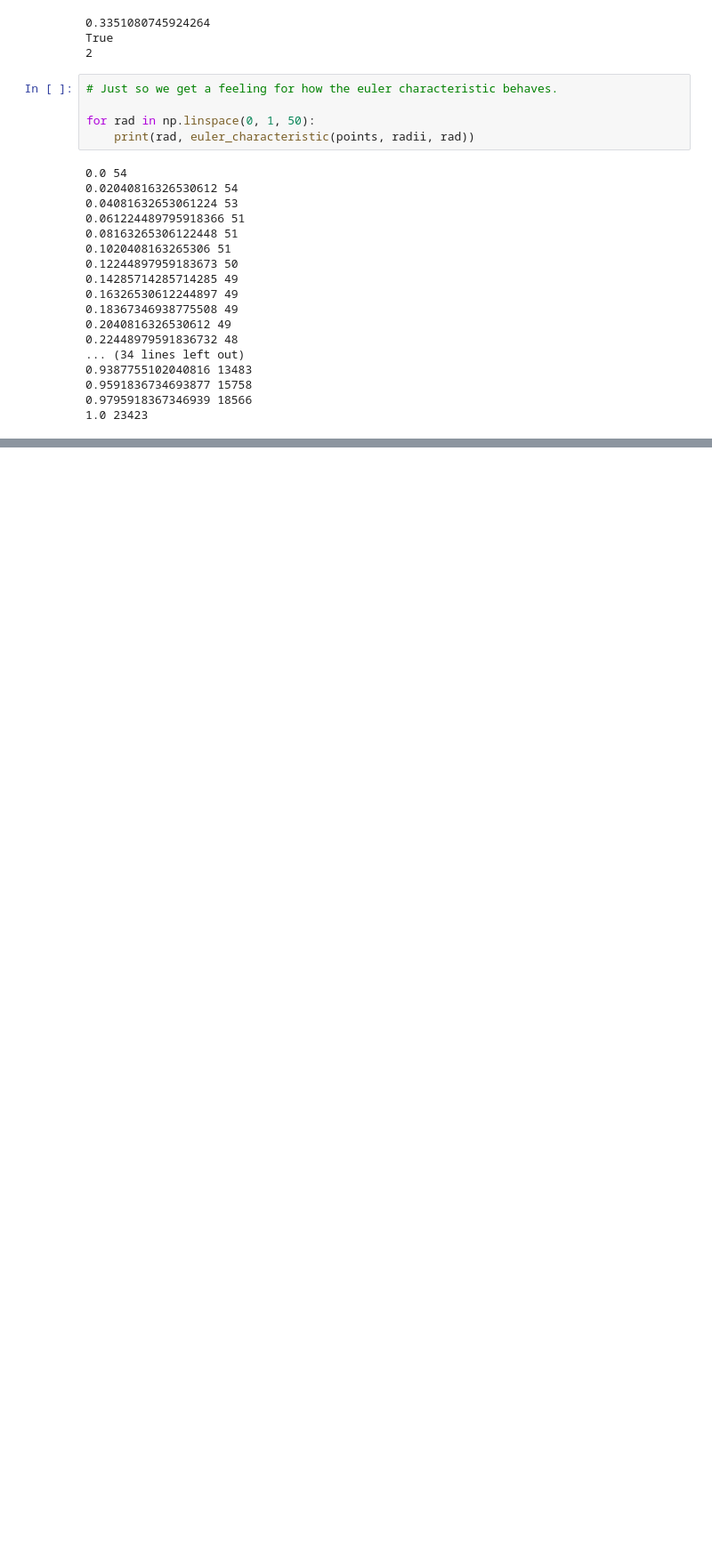
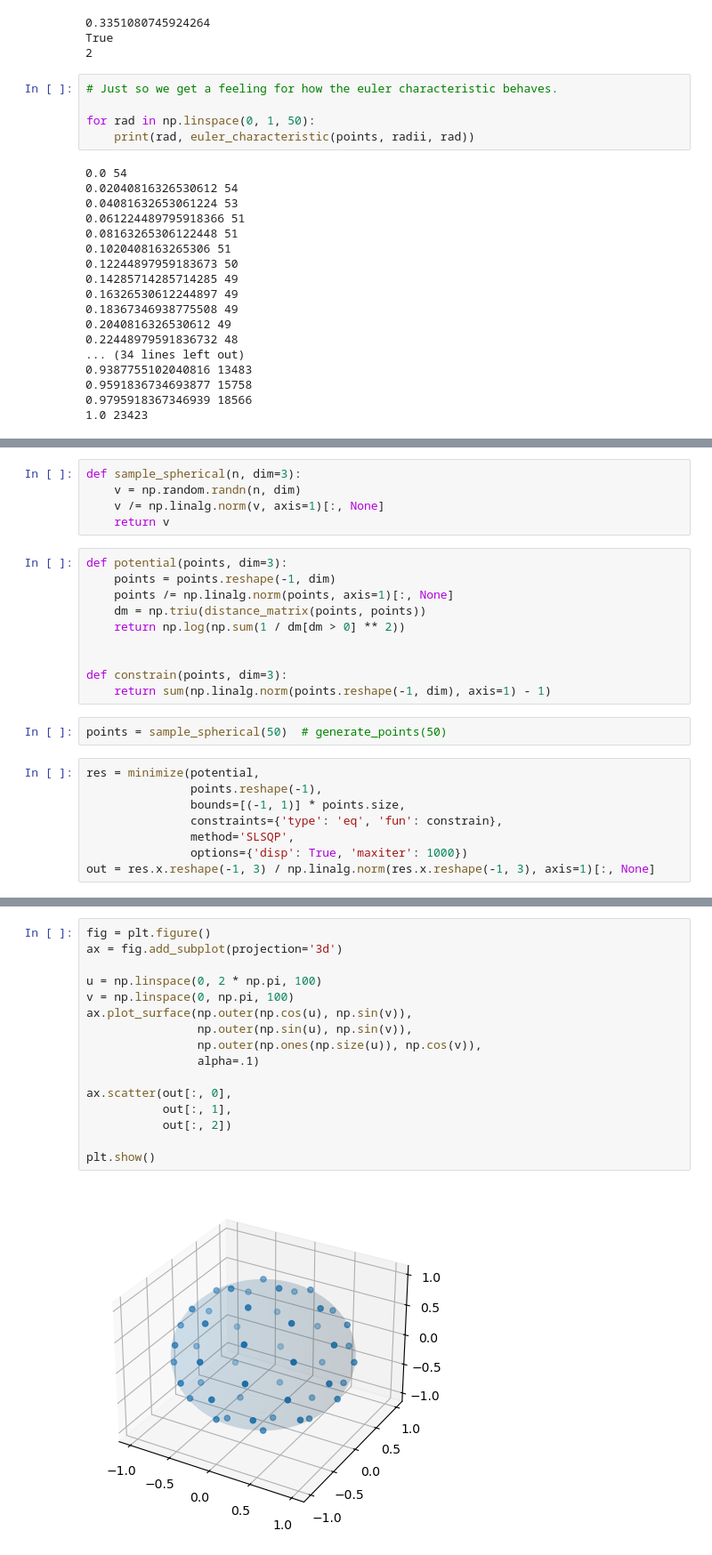
Before and after one commit to noahnovsak/tda-sensors, a Jupyter notebook: sensors.ipynb, the cells around one changed output, grey strips where cells are left out. Shown: that part at 89% size. Drawn from its saved outputs; the diff is of its cells as text; blank space fills up the shorter version.

```diff
--- a/sensors.ipynb
+++ b/sensors.ipynb
@@ -345,0 +349,25 @@ for rad in np.linspace(0, 1, 50):
+# %%
+def sample_spherical(n, dim=3):
+    v = np.random.randn(n, dim)
+    v /= np.linalg.norm(v, axis=1)[:, None]
+    return v
+# %%
+def potential(points, dim=3):
+    points = points.reshape(-1, dim)
+    points /= np.linalg.norm(points, axis=1)[:, None]
+    dm = np.triu(distance_matrix(points, points))
+    return np.log(np.sum(1 / dm[dm > 0] ** 2))
+
+
+def constrain(points, dim=3):
+    return sum(np.linalg.norm(points.reshape(-1, dim), axis=1) - 1)
+# %%
+points = sample_spherical(50)  # generate_points(50)
+# %%
+res = minimize(potential,
+               points.reshape(-1),
+               bounds=[(-1, 1)] * points.size,
+               constraints={'type': 'eq', 'fun': constrain},
+               method='SLSQP',
+               options={'disp': True, 'maxiter': 1000})
+out = res.x.reshape(-1, 3) / np.linalg.norm(res.x.reshape(-1, 3), axis=1)[:, None]
@@ -345,0 +384,18 @@ for rad in np.linspace(0, 1, 50):
+# %%
+fig = plt.figure()
+ax = fig.add_subplot(projection='3d')
+
+u = np.linspace(0, 2 * np.pi, 100)
+v = np.linspace(0, np.pi, 100)
+ax.plot_surface(np.outer(np.cos(u), np.sin(v)),
+                np.outer(np.sin(u), np.sin(v)),
+                np.outer(np.ones(np.size(u)), np.cos(v)),
+                alpha=.1)
+
+ax.scatter(out[:, 0],
+           out[:, 1],
+           out[:, 2])
+
+plt.show()
+# %% [output]
+[figure, added]
```
Also changed, not shown: parts of 5 cells of this notebook.
